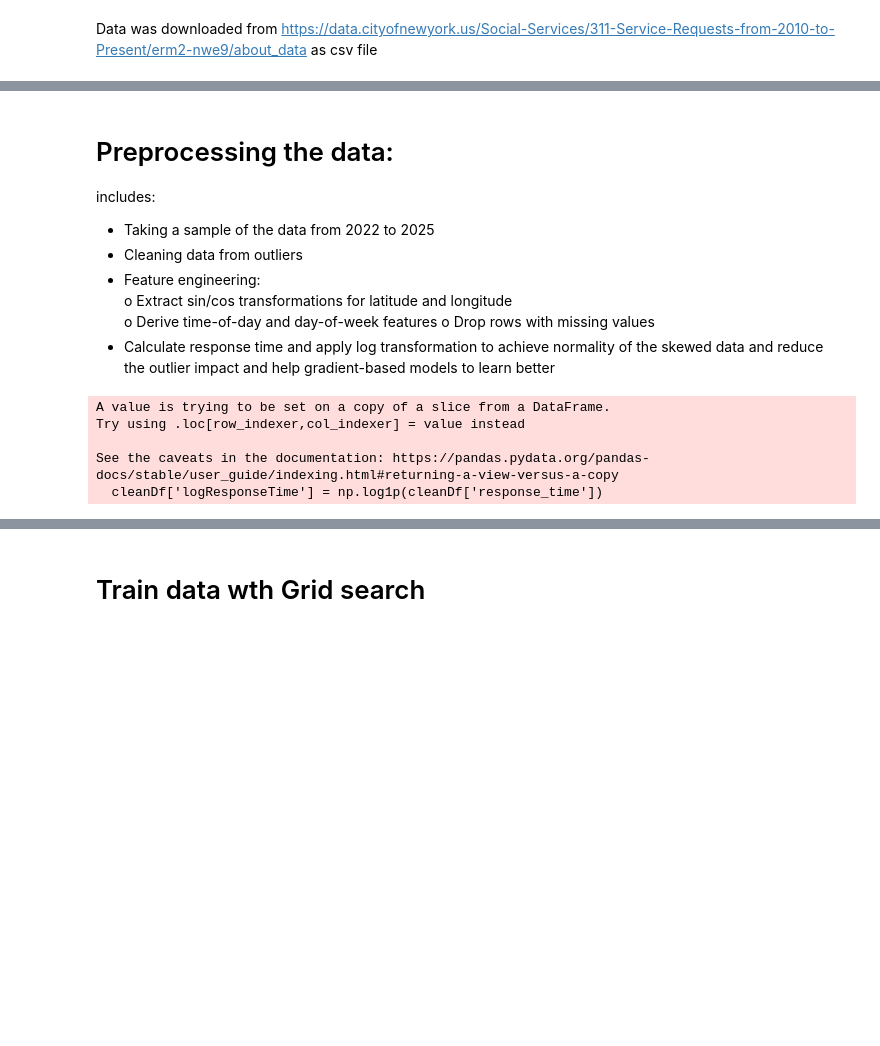
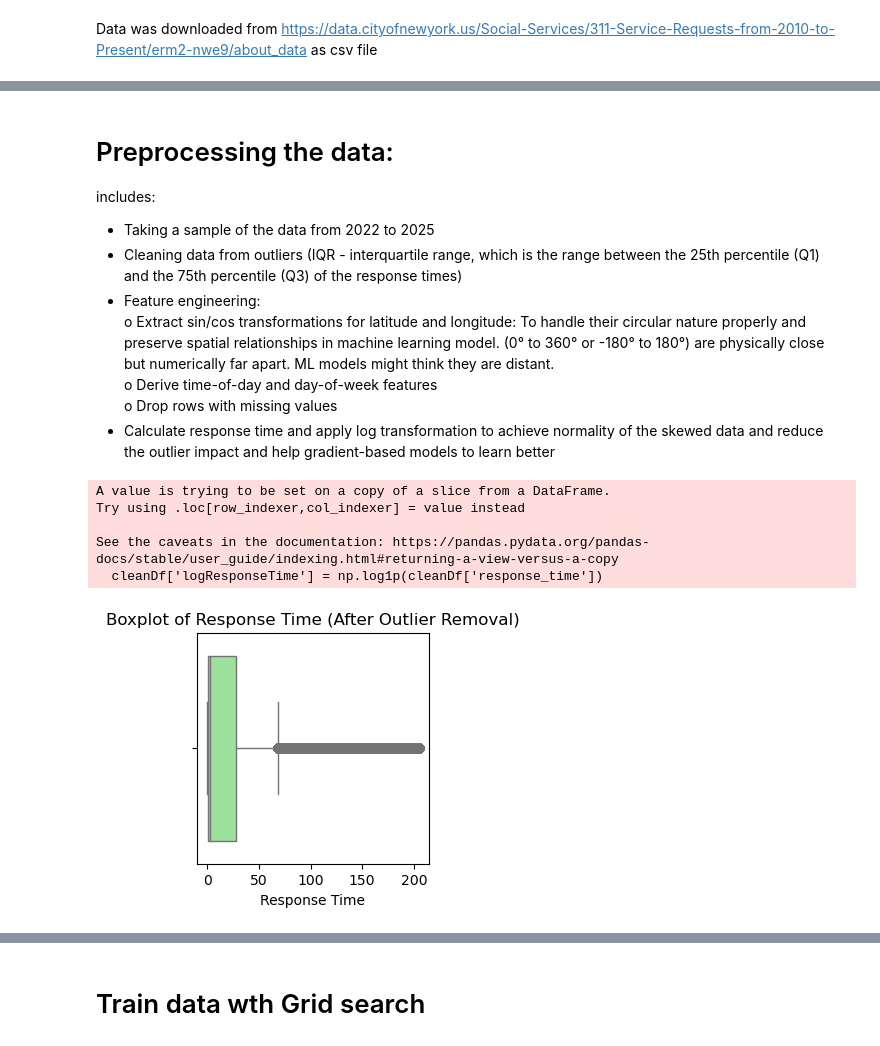
Before and after one commit to graziella-Mel/NYC-311-service-requests, a Jupyter notebook: 311 Service Requests Notebook.ipynb, the cells around one changed output, grey strips where cells are left out. Drawn from its saved outputs; the diff is of its cells as text; code cells hidden in the pictures; blank space fills up the shorter version.

```diff
--- a/311 Service Requests Notebook.ipynb
+++ b/311 Service Requests Notebook.ipynb
@@ -32,7 +78,7 @@ from train import modelData, modelDataWithGridSearch
 # %% [markdown]
 Data was downloaded from https://data.cityofnewyork.us/Social-Services/311-Service-Requests-from-2010-to-Present/erm2-nwe9/about_data as csv file
 # %%
-csv_path = '311ServiceRequests.csv'
+csv_path = '../311ServiceRequests.csv'
 
 data = pd.read_csv(csv_path,usecols=['Created Date', 'Closed Date','Agency','Borough','Complaint Type','City','Street Name',
                  'Open Data Channel Type','Latitude','Longitude'])
@@ -49,9 +95,11 @@ data.tail()
 # Preprocessing the data:
 includes:
 - Taking a sample of the data from 2022 to 2025
-- Cleaning data from outliers
+- Cleaning data from outliers (IQR - interquartile range, which is the range between the 25th percentile (Q1) and the 75th percentile (Q3) of the response times)
 - Feature engineering:
-    o Extract sin/cos transformations for latitude and longitude
+    o Extract sin/cos transformations for latitude and longitude:
+      To handle their circular nature properly and preserve spatial relationships in machine learning model.
+      (0° to 360° or -180° to 180°) are physically close but numerically far apart. ML models might think they are distant.
     o Derive time-of-day and day-of-week features
     o Drop rows with missing values
 - Calculate response time and apply log transformation to achieve normality of the skewed data and reduce the outlier impact and help gradient-based models to learn better
@@ -64,3 +112,21 @@ Try using .loc[row_indexer,col_indexer] = value instead
 
 See the caveats in the documentation: https://pandas.pydata.org/pandas-docs/stable/user_guide/indexing.html#returning-a-view-versus-a-copy
   cleanDf['logResponseTime'] = np.log1p(cleanDf['response_time'])
+# %%
+# plt.figure(figsize=(5, 5))
+# plt.hist(df['response_time'], bins=30, color='skyblue', edgecolor='black')
+# plt.title('Histogram of Response Time (Before Outlier Removal)')
+# plt.xlabel('Response Time')
+# plt.ylabel('Frequency')
+# plt.show()
+
+import seaborn as sns
+plt.figure(figsize=(3, 3))
+sns.boxplot(x=df['response_time'], color='lightgreen')
+plt.title('Boxplot of Response Time (After Outlier Removal)')
+plt.xlabel('Response Time')
+plt.show()
+
+#The target is highly skewed to the right: a few larger response times remain > 200 hours (8.3 days)
+# %% [output]
+[figure, added]
```
Also changed, not shown: parts of 21 cells of this notebook.
